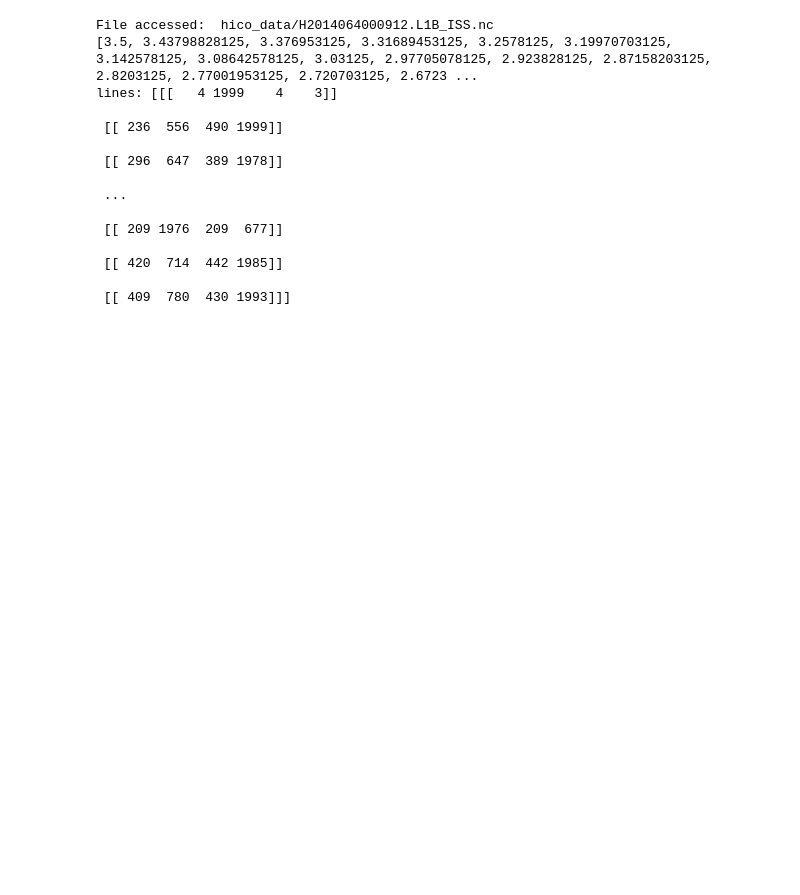
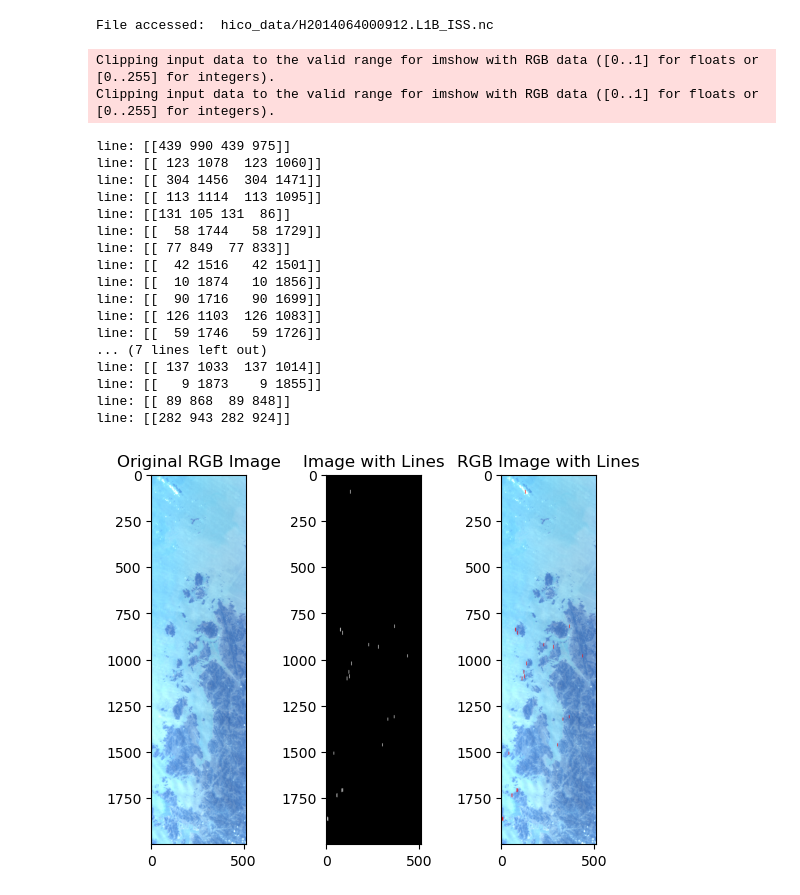
Before and after one commit to kim-ado/HYPSO-1, a Jupyter notebook: datatest.ipynb, the cells around one changed output. Cells and saved outputs as stored; diff of their text form; code cells hidden in the pictures; blank space fills up the shorter version.

```diff
--- a/datatest.ipynb
+++ b/datatest.ipynb
@@ -4,24 +4,30 @@ import matplotlib.pyplot as plt
 # %%
 ba = blur.blurCube()
 
 ba.get_cube()
 
 ba.read_cube()
 
-ba.blur_cube()
+ba.visualize_cube()
 # %% [output]
 File accessed:  hico_data/H2014064000912.L1B_ISS.nc
-[3.5, 3.43798828125, 3.376953125, 3.31689453125, 3.2578125, 3.19970703125, 3.142578125, 3.08642578125, 3.03125, 2.97705078125, 2.923828125, 2.87158203125, 2.8203125, 2.77001953125, 2.720703125, 2.6723 ...
-lines: [[[   4 1999    4    3]]
-
- [[ 236  556  490 1999]]
-
- [[ 296  647  389 1978]]
-
- ...
-
- [[ 209 1976  209  677]]
-
- [[ 420  714  442 1985]]
-
- [[ 409  780  430 1993]]]
+Clipping input data to the valid range for imshow with RGB data ([0..1] for floats or [0..255] for integers).
+Clipping input data to the valid range for imshow with RGB data ([0..1] for floats or [0..255] for integers).
+line: [[439 990 439 975]]
+line: [[ 123 1078  123 1060]]
+line: [[ 304 1456  304 1471]]
+line: [[ 113 1114  113 1095]]
+line: [[131 105 131  86]]
+line: [[  58 1744   58 1729]]
+line: [[ 77 849  77 833]]
+line: [[  42 1516   42 1501]]
+line: [[  10 1874   10 1856]]
+line: [[  90 1716   90 1699]]
+line: [[ 126 1103  126 1083]]
+line: [[  59 1746   59 1726]]
+... (7 lines left out)
+line: [[ 137 1033  137 1014]]
+line: [[   9 1873    9 1855]]
+line: [[ 89 868  89 848]]
+line: [[282 943 282 924]]
+[figure, added]
```
Also changed, not shown: 1 other file.
